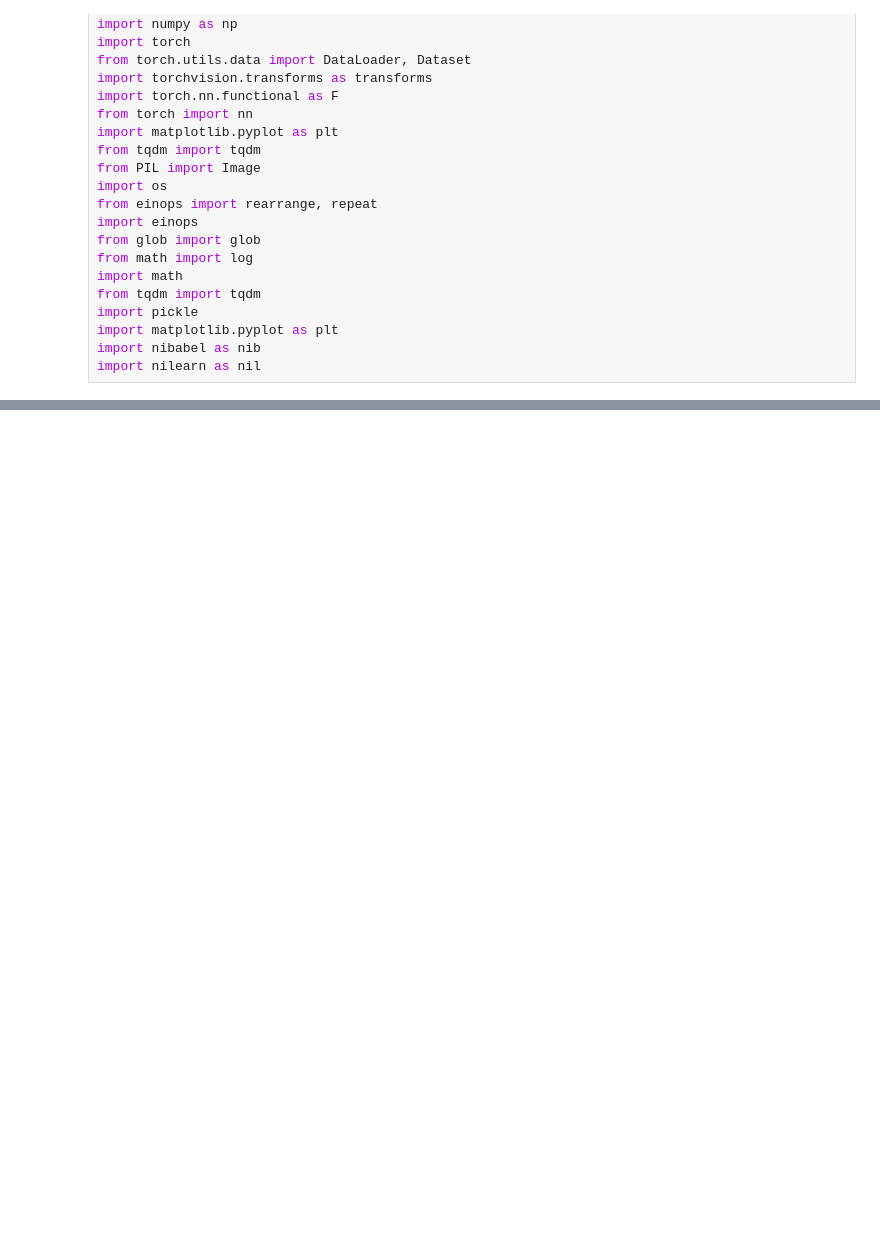
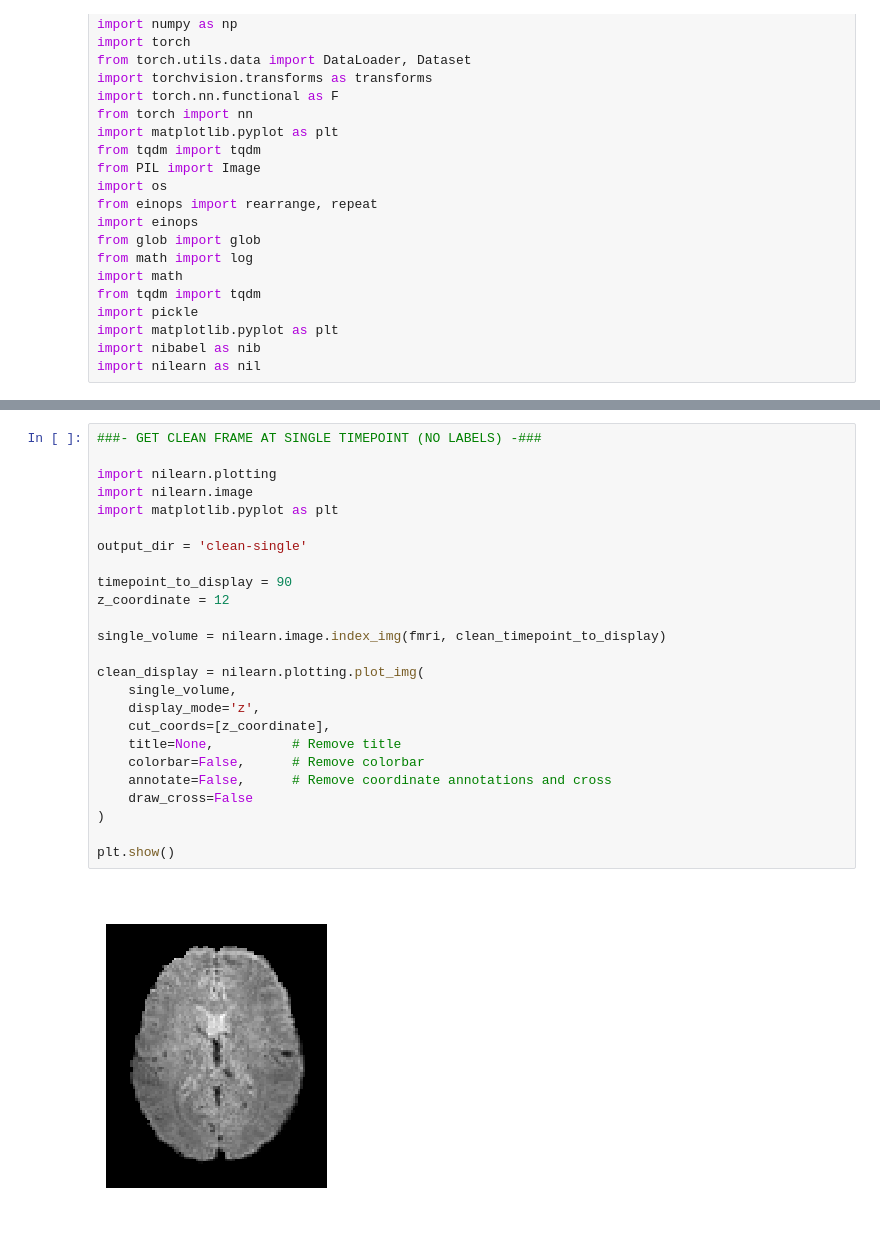
Before and after one commit to emicscs/SENeFR, a Jupyter notebook: src/static_slices.ipynb, the cells around one changed output, grey strips where cells are left out. Cells and saved outputs as stored; diff of their text form; blank space fills up the shorter version.

```diff
--- a/src/static_slices.ipynb
+++ b/src/static_slices.ipynb
@@ -94,0 +158,27 @@ The image resolution is: 1024x768
+# %%
+###- GET CLEAN FRAME AT SINGLE TIMEPOINT (NO LABELS) -###
+
+import nilearn.plotting
+import nilearn.image
+import matplotlib.pyplot as plt
+
+output_dir = 'clean-single'
+
+timepoint_to_display = 90
+z_coordinate = 12
+
+single_volume = nilearn.image.index_img(fmri, clean_timepoint_to_display)
+
+clean_display = nilearn.plotting.plot_img(
+    single_volume,
+    display_mode='z',
+    cut_coords=[z_coordinate],
+    title=None,          # Remove title
+    colorbar=False,      # Remove colorbar
+    annotate=False,      # Remove coordinate annotations and cross
+    draw_cross=False
+)
+
+plt.show()
+# %% [output]
+[figure, added]
```
Also changed, not shown: parts of 22 cells of this notebook, 6 other files.
